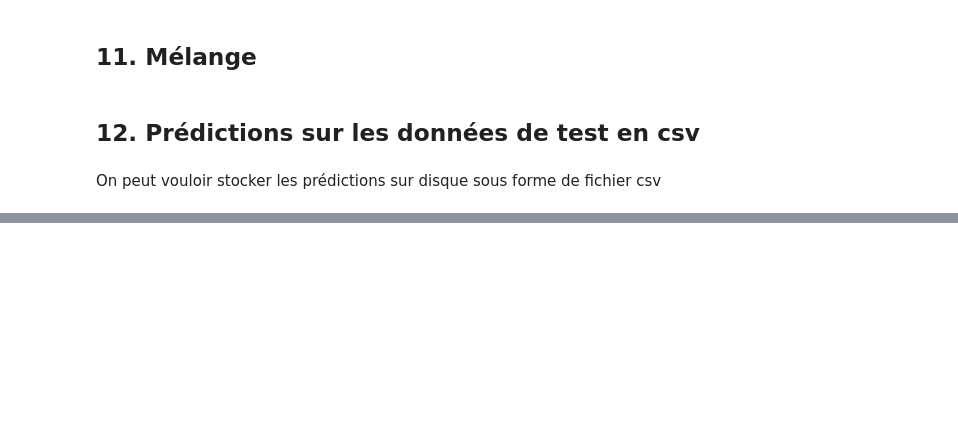
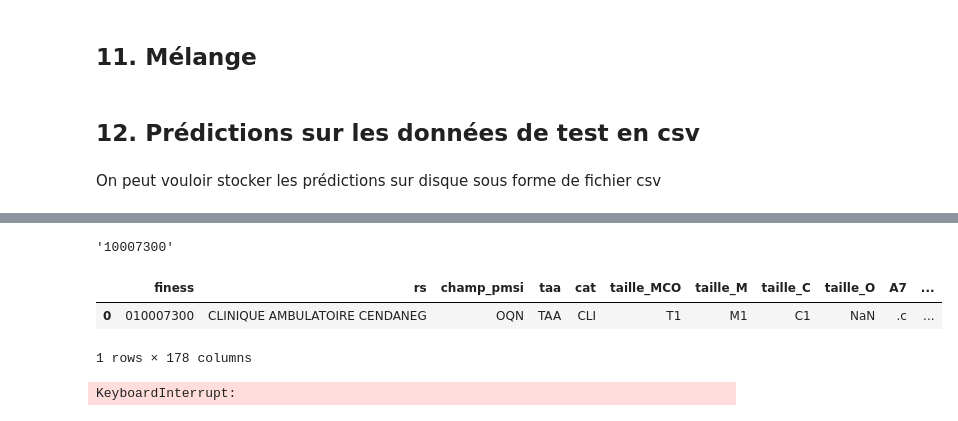
Before and after one commit to jeanmalo/Challenge-ML, a Jupyter notebook: Challenge X WS.ipynb, the cells around one changed output, grey strips where cells are left out. Saved outputs shown, nothing was run; the diff lists cells and outputs as text; code cells hidden in the pictures; blank space fills up the shorter version.

```diff
--- a/Challenge X WS.ipynb
+++ b/Challenge X WS.ipynb
@@ -548,0 +552,49 @@ np.savetxt('preds.csv', preds, delimiter =',')
+# %%
+train['Finess'] = train['Finess'].astype(str)
+#str(train['Finess'])
+#train['Finess'][0] == train08['finess'][0]
+# %%
+train['Finess'][0]
+# %% [output]
+'10007300'
+# %%
+more_information = train08.loc[train08['finess'] == '010007300']
+more_information = more_information.append(train08.loc[train08['finess'] == str(train['Finess'][0])])
+more_information
+# %% [output]
+|  | finess | rs | champ_pmsi | taa | cat | taille_MCO | taille_M | taille_C | taille_O | A7 | ... |
+| 0 | 010007300 | CLINIQUE AMBULATOIRE CENDANEG | OQN | TAA | CLI | T1 | M1 | C1 | NaN | .c | ... |
+1 rows × 178 columns
+# %%
+#Age to numeric
+
+train['âge (deux classes >75 ans, <= 75 ans)'][train['âge (deux classes >75 ans, <= 75 ans)']=='<=75 ans']=0
+train['âge (deux classes >75 ans, <= 75 ans)'][train['âge (deux classes >75 ans, <= 75 ans)']=='>75 ans']=1
+train['âge (deux classes >75 ans, <= 75 ans)'] = pd.to_numeric(train['âge (deux classes >75 ans, <= 75 ans)'])
+
+#Raison sociale / Labelencoder
+
+le.fit(train['Raison sociale'])
+list(le.classes_)
+train['Raison sociale'] = le.transform(train['Raison sociale'])
+
+#pd.get_dummies
+train_DA = pd.get_dummies(train['Domaines d activités'])
+train_PP = pd.get_dummies(train['Provenance des patients (département)'])
+train_new = pd.concat([train,train_DA,train_PP],axis=1)
+
+#Suppression des doublons
+
+del train_new['Domaines d activités']
+del train_new['Provenance des patients (département)']
+del train['Finess']
+#Finess <=> Raison sociale - We choose here to learn as well using the hospitals name
+#(team/equipments,etc...)
+
+#Reorder the column
+cols = train_new.columns.tolist()
+cols =  cols[5:] + cols[1:5]
+cols
+train_new=train_new[cols]
+# %% [output]
+KeyboardInterrupt:
```
Also changed, not shown: parts of 56 cells of this notebook, 1 other file.
